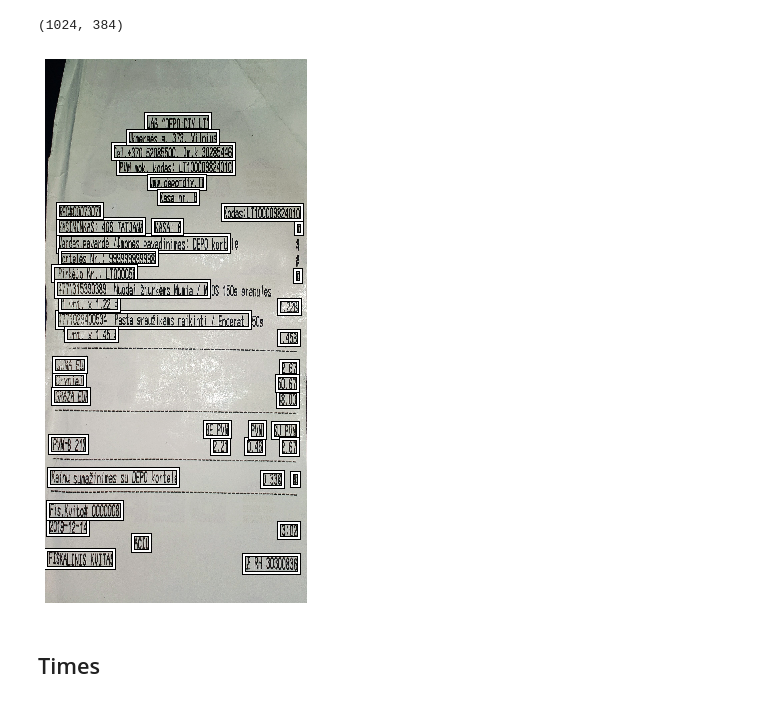
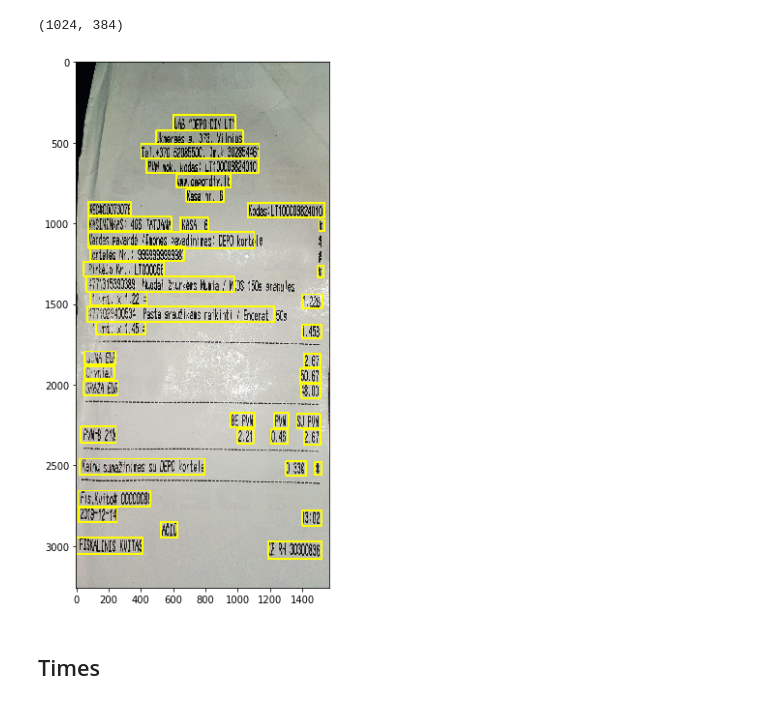
Before and after one commit to doas3140/ocr-pipeline, a Jupyter notebook: nbs/04_bbox_east_inference.ipynb, the cells around one changed output. Saved outputs shown, nothing was run; the diff lists cells and outputs as text; code cells hidden in the pictures.

```diff
--- a/nbs/04_bbox_east_inference.ipynb
+++ b/nbs/04_bbox_east_inference.ipynb
@@ -96,12 +96,22 @@ class TextBBoxPredictor:
+# %%
+#export
+def bboxes_on_image(im, bboxes): # [h,w,3], [N,4]
+    im = im.copy()
+    for bb in bboxes: # [4]
+        im = cv2.rectangle(im, (bb[1],bb[0]), (bb[3],bb[2]), (255,255,0), thickness=10)
+    return im
+
+def show_bboxes_on_image(im, bboxes, **kwargs):
+    return plot(bboxes_on_image(im, bboxes), **kwargs)
 # %%
 im = cv2.imread('../test_data/cekis_cropped.jpg')
 # %%
 t = TextBBoxPredictor(model_name='east_bbox_10x3', use_gpu=True)
 bboxes = t.image2bboxes(tensor(im))
 # %%
-show_bboxes_on_image(im, bboxes)
+show_bboxes_on_image(im, bboxes, figsize=(10,10))
 # %% [output]
-[figure, old version]
+[figure, new version]
 # %% [markdown]
 ## Times
 # %%
```
Also changed, not shown: parts of 2 cells of this notebook, 12 other files.
